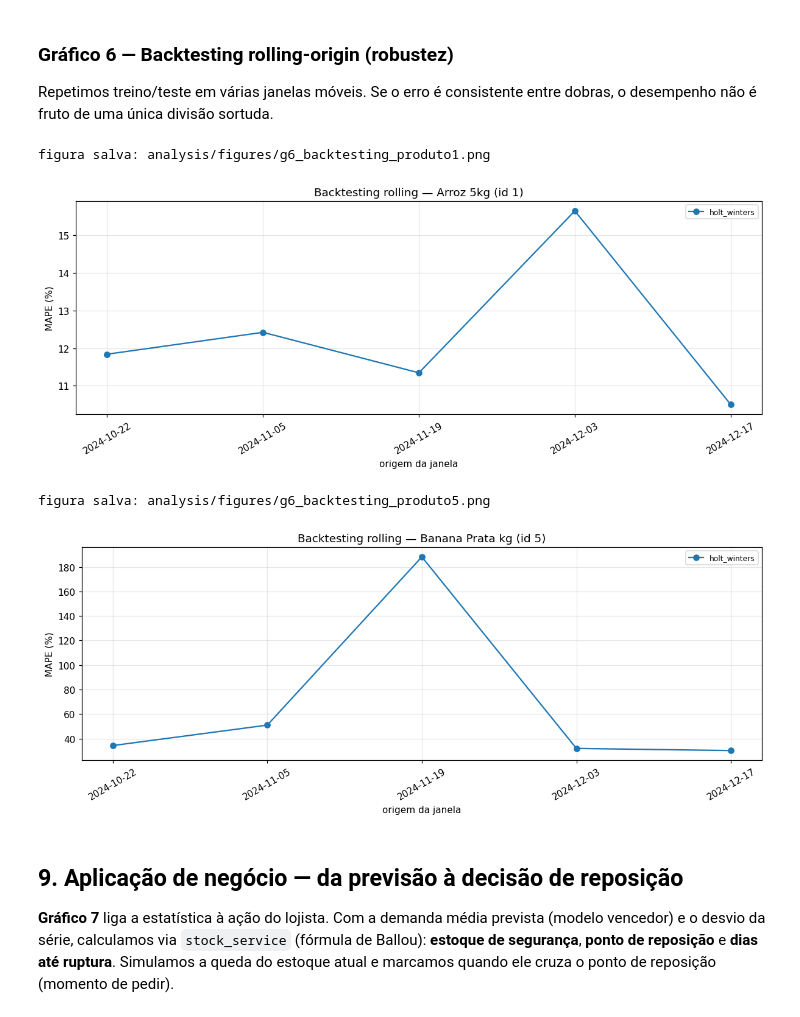
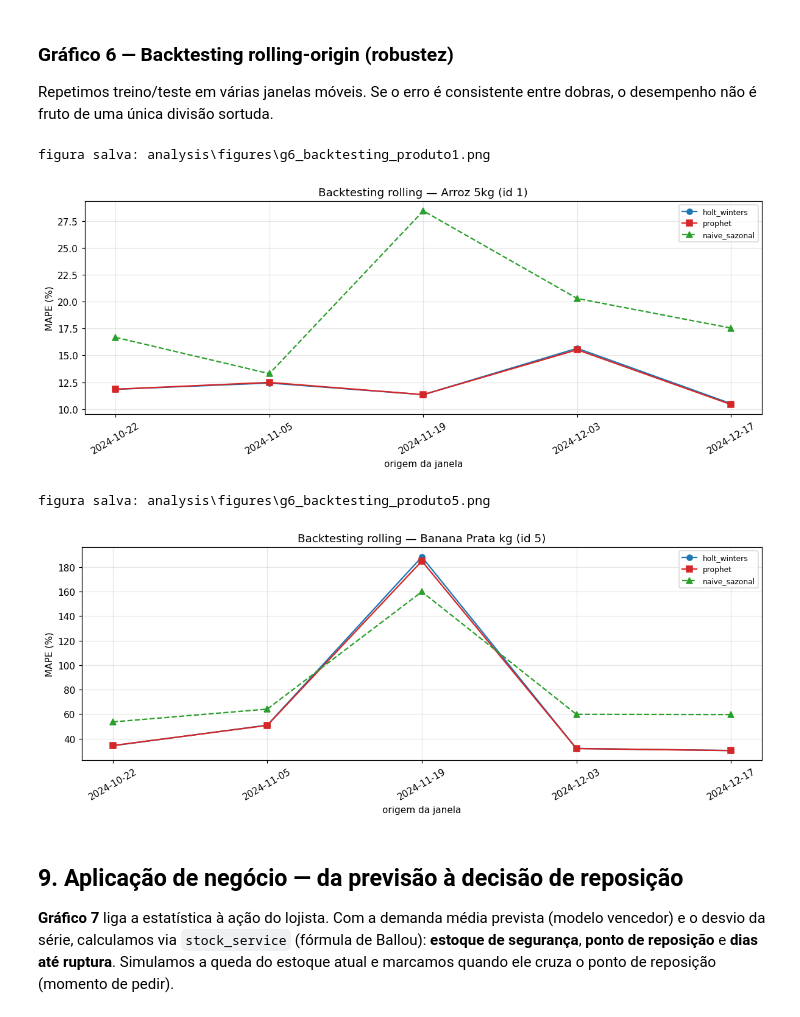
Before and after one commit to tcc-stocksense/code, a Jupyter notebook: ml-service/analysis/analise_modelos.ipynb, the cells around one changed output. Saved outputs shown, nothing was run; the diff lists cells and outputs as text; code cells hidden in the pictures.

```diff
--- a/ml-service/analysis/analise_modelos.ipynb
+++ b/ml-service/analysis/analise_modelos.ipynb
@@ -166,6 +165,8 @@ def avaliar_todos(pid):
     res = {"holt_winters": au.avaliar_holt_winters(series[pid])}
     if PROPHET_OK:
         res["prophet"] = au.avaliar_prophet(series[pid])
+    # Regua de comparacao: nao disputa o vencedor, so mostra o piso.
+    res["naive_sazonal"] = au.avaliar_naive_sazonal(series[pid])
     return res
 
 resultados = {pid: avaliar_todos(pid) for pid in (ID_ESTAVEL, ID_VOLATIL)}
@@ -193,7 +198,8 @@ def plot_previsto_real(pid):
     fig, ax = plt.subplots()
     ax.plot(treino.index[-40:], treino.values[-40:], color="0.6", lw=0.9, label="treino (fim)")
     ax.plot(valid.index, valid.values, color="black", lw=1.6, label="real (teste)")
-    cores = {"holt_winters": "tab:blue", "prophet": "tab:red"}
+    cores = {"holt_winters": "tab:blue", "prophet": "tab:red",
+         "naive_sazonal": "tab:green"}
     for modelo, r in res.items():
         m = r["metricas"]
         ax.plot(r["previsto"].index, r["previsto"].values, "--", color=cores[modelo],
@@ -224,8 +230,9 @@ def plot_barras_erro(pid):
     fig, axes = plt.subplots(1, 3, figsize=(12, 3.8))
     for ax, met in zip(axes, metric_names):
         valores = [getattr(res[mo]["metricas"], met) for mo in modelos]
-        cores = ["tab:blue", "tab:red"][:len(modelos)]
-        ax.bar(modelos, valores, color=cores)
+        cores = {"holt_winters": "tab:blue", "prophet": "tab:red",
+                 "naive_sazonal": "tab:green"}
+        ax.bar(modelos, valores, color=[cores[mo] for mo in modelos])
         ax.set_title(met.upper())
         for i, v in enumerate(valores):
             ax.text(i, v, f"{v:.2f}", ha="center", va="bottom", fontsize=8)
@@ -249,7 +256,8 @@ Como o erro absoluto evolui conforme prevemos mais dias à frente dentro da jane
 def plot_erro_horizonte(pid):
     res = resultados[pid]
     fig, ax = plt.subplots()
-    cores = {"holt_winters": "tab:blue", "prophet": "tab:red"}
+    cores = {"holt_winters": "tab:blue", "prophet": "tab:red",
+         "naive_sazonal": "tab:green"}
     for modelo, r in res.items():
         erro = np.abs(r["validacao"].values - r["previsto"].values)
         ax.plot(range(1, len(erro) + 1), erro, marker="o", ms=3, color=cores[modelo], label=modelo)
@@ -305,25 +313,28 @@ Repetimos treino/teste em várias janelas móveis. Se o erro é consistente entr
 # %%
 def plot_backtesting(pid):
     fig, ax = plt.subplots()
     bt_hw = au.backtesting_rolling(series[pid], au.prever_hw)
     ax.plot(bt_hw["origem"], bt_hw["mape"], marker="o", color="tab:blue", label="holt_winters")
     if PROPHET_OK:
         bt_pr = au.backtesting_rolling(series[pid], au.prever_prophet)
         ax.plot(bt_pr["origem"], bt_pr["mape"], marker="s", color="tab:red", label="prophet")
+    bt_nv = au.backtesting_rolling(series[pid], au.prever_naive_sazonal)
+    ax.plot(bt_nv["origem"], bt_nv["mape"], marker="^", color="tab:green",
+            ls="--", label="naive_sazonal")
     ax.set_ylabel("MAPE (%)"); ax.set_xlabel("origem da janela")
     ax.set_title(f"Backtesting rolling — {nomes[pid]} (id {pid})")
     ax.tick_params(axis="x", rotation=30); ax.legend(fontsize=8)
     fig.tight_layout()
     salvar(fig, f"g6_backtesting_produto{pid}.png")
     plt.show()
 
 for pid in resultados:
     plot_backtesting(pid)
 # %% [output]
-figura salva: analysis/figures/g6_backtesting_produto1.png
+figura salva: analysis\figures\g6_backtesting_produto1.png
-[figure, old version]
+[figure, new version]
-figura salva: analysis/figures/g6_backtesting_produto5.png
+figura salva: analysis\figures\g6_backtesting_produto5.png
-[figure, old version]
+[figure, new version]
 # %% [markdown]
 ## 9. Aplicação de negócio — da previsão à decisão de reposição
 
```
Also changed, not shown: parts of 12 cells of this notebook, 13 other files.
